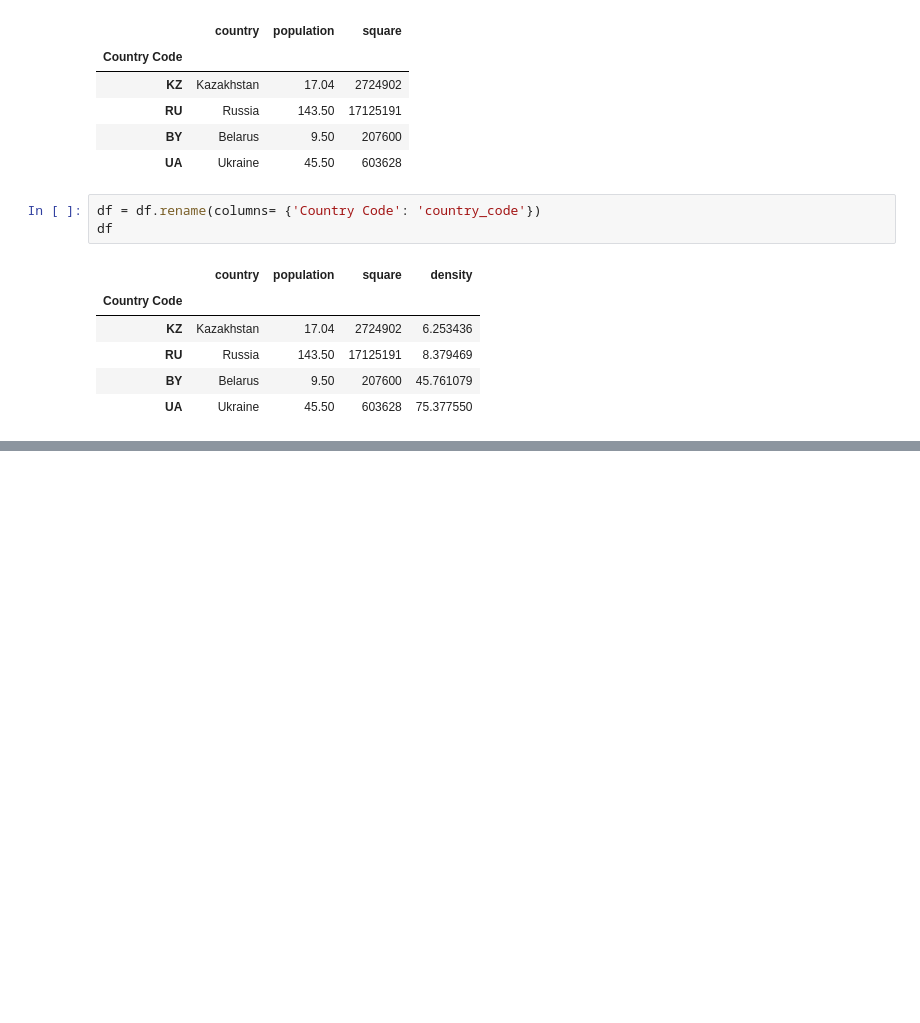
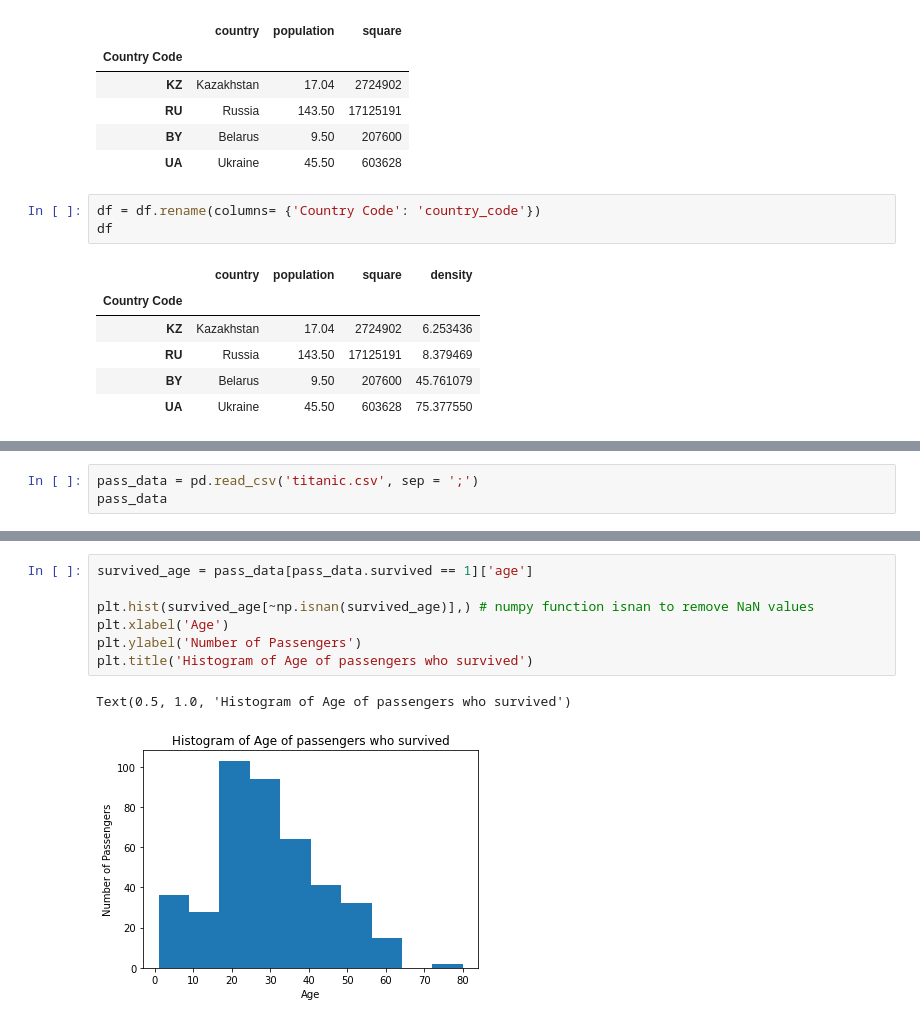
Before and after one commit to lenow55/ml_lab, a Jupyter notebook: Lab_one.ipynb, the cells around one changed output, grey strips where cells are left out. Cells and saved outputs as stored; diff of their text form; blank space fills up the shorter version.

```diff
--- a/Lab_one.ipynb
+++ b/Lab_one.ipynb
@@ -601,0 +645,3 @@ ParserError: Error tokenizing data. C error: Expected 4 fields in line 3, saw 6
+# %%
+pass_data = pd.read_csv('titanic.csv', sep = ';')
+pass_data
@@ -601,0 +759,10 @@ ParserError: Error tokenizing data. C error: Expected 4 fields in line 3, saw 6
+# %%
+survived_age = pass_data[pass_data.survived == 1]['age']
+
+plt.hist(survived_age[~np.isnan(survived_age)],) # numpy function isnan to remove NaN values
+plt.xlabel('Age')
+plt.ylabel('Number of Passengers')
+plt.title('Histogram of Age of passengers who survived')
+# %% [output]
+Text(0.5, 1.0, 'Histogram of Age of passengers who survived')
+[figure, added]
```
Also changed, not shown: parts of 41 cells of this notebook, 1 other file.
